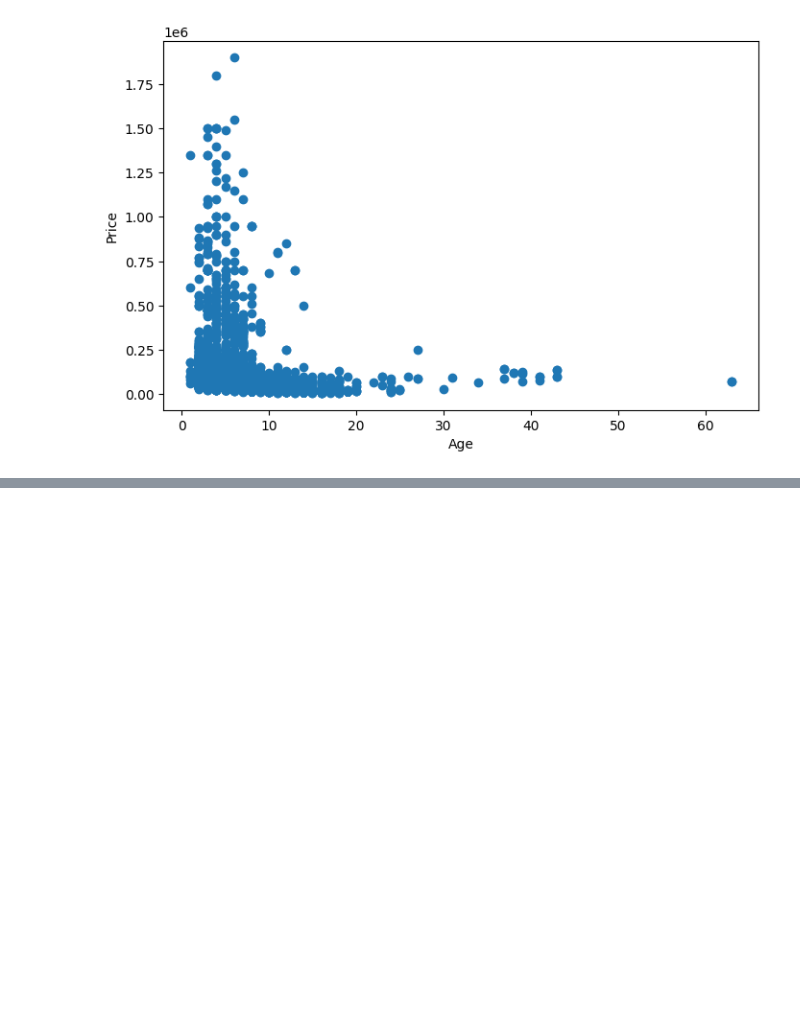
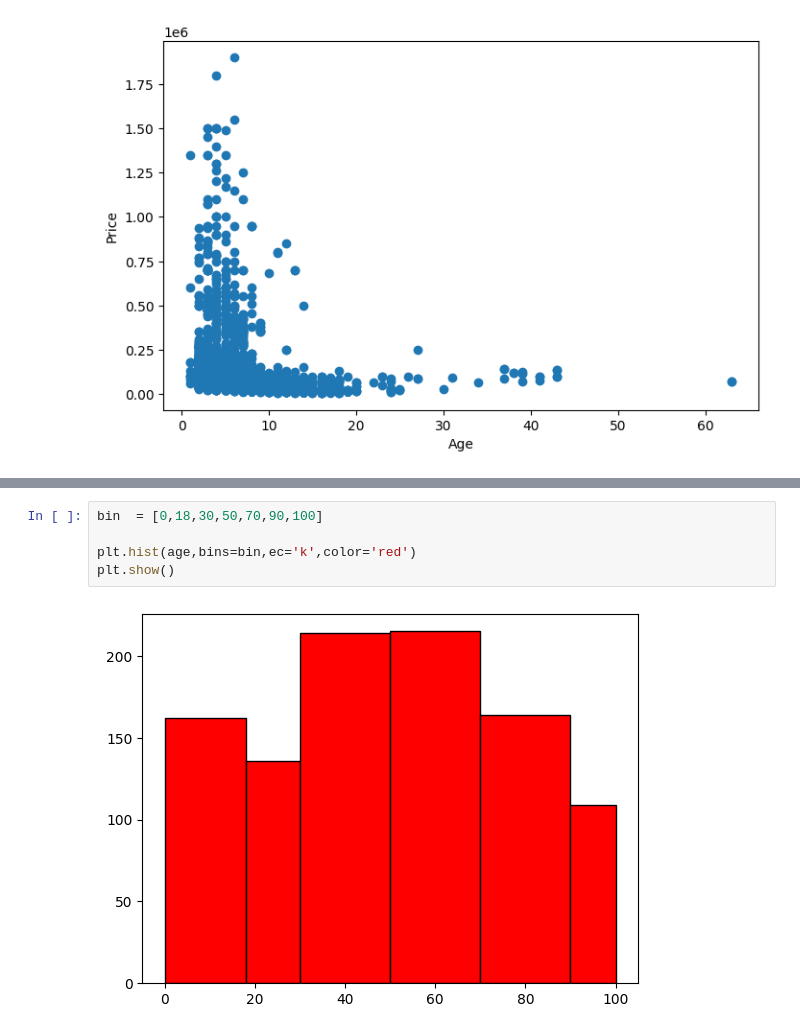
Before and after one commit to upflairs-pvt-ltd/18_june_DS, a Jupyter notebook: Matplotlib.ipynb, the cells around one changed output, grey strips where cells are left out. Saved outputs shown, nothing was run; the diff lists cells and outputs as text; blank space fills up the shorter version.

```diff
--- a/Matplotlib.ipynb
+++ b/Matplotlib.ipynb
@@ -200,0 +229,7 @@ numpy , pandas , matplotlib
+# %%
+bin  = [0,18,30,50,70,90,100]
+
+plt.hist(age,bins=bin,ec='k',color='red')
+plt.show()
+# %% [output]
+[figure, added]
```
Also changed, not shown: parts of 16 cells of this notebook, 1 other file.
